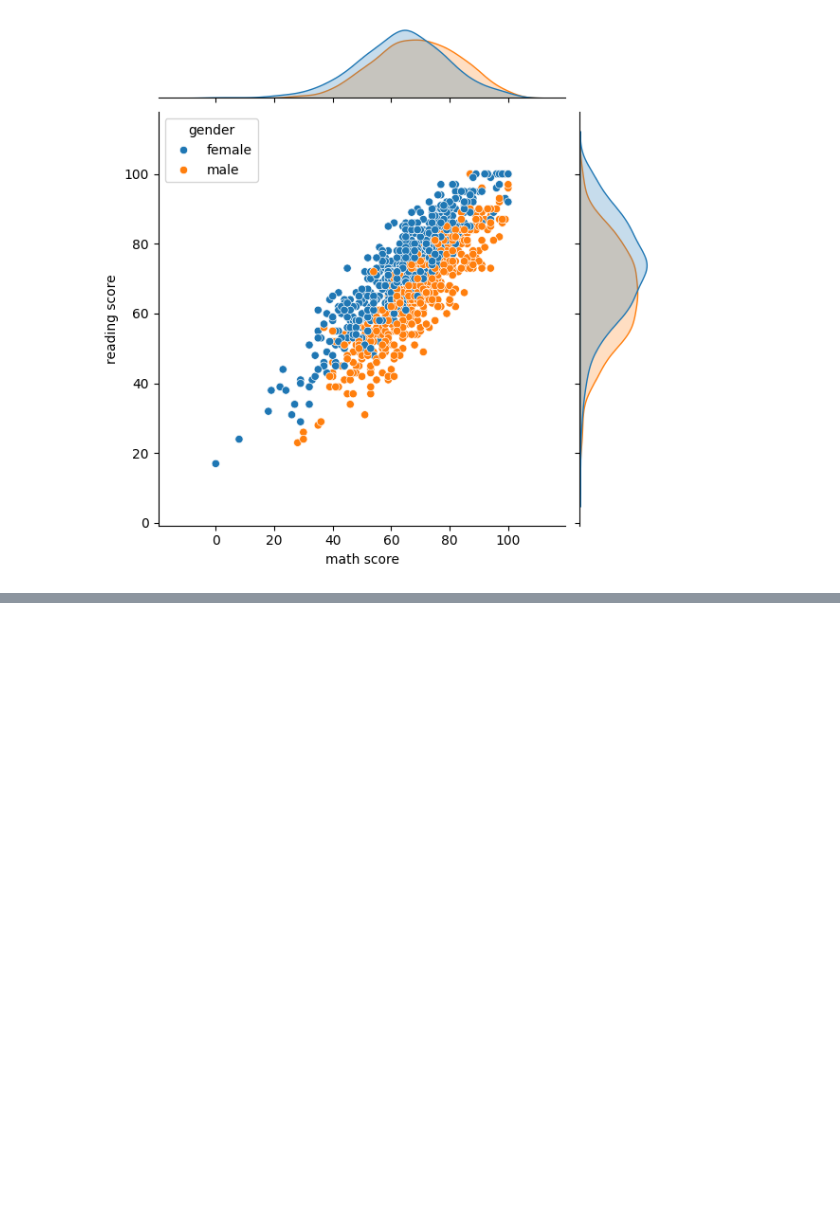
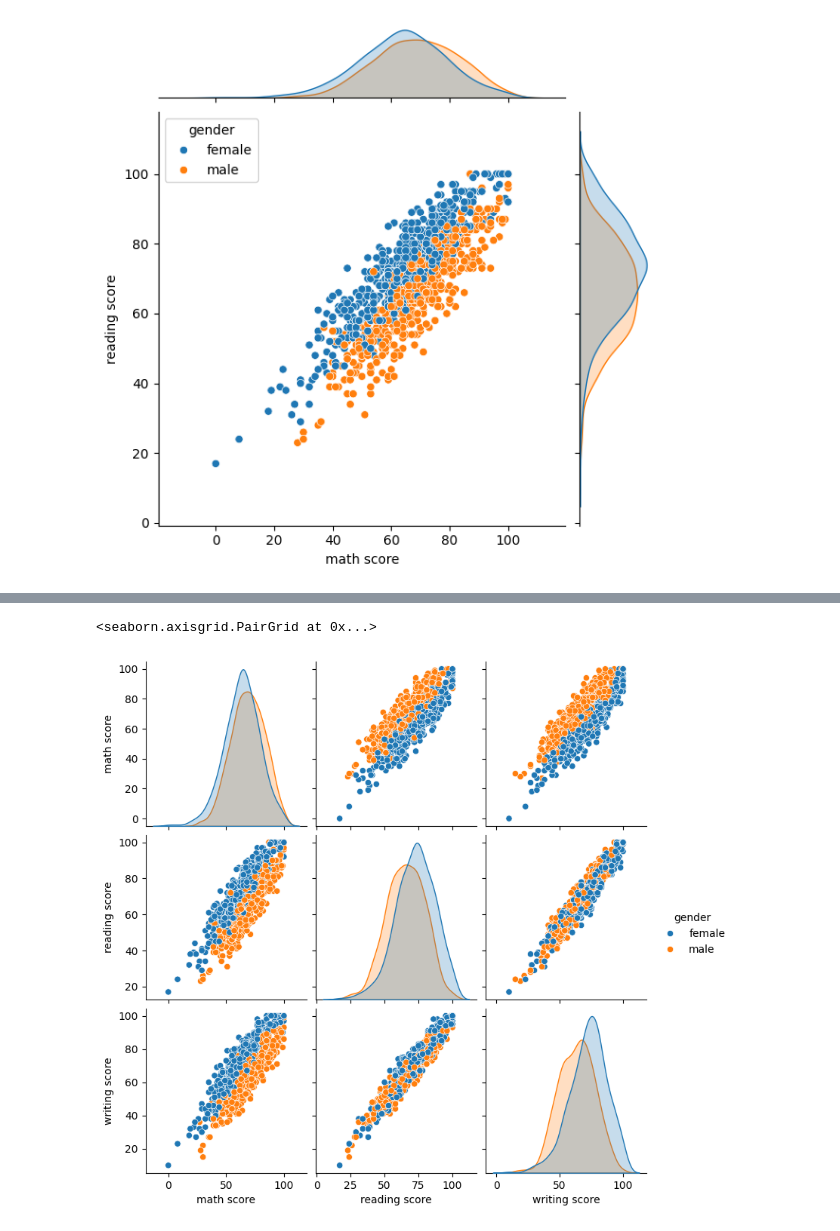
Before and after one commit to che711/DS_ML_course, a Jupyter notebook: lesson5_Seaborn/lesson5_comparison_plots.ipynb, the cells around one changed output, grey strips where cells are left out. Cells and saved outputs as stored; diff of their text form; code cells hidden in the pictures; blank space fills up the shorter version.

```diff
--- a/lesson5_Seaborn/lesson5_comparison_plots.ipynb
+++ b/lesson5_Seaborn/lesson5_comparison_plots.ipynb
@@ -51,0 +57,5 @@ sns.jointplot(data=df, x='math score', y='reading score', hue='gender')
+# %%
+sns.pairplot(data=df, hue='gender')
+# %% [output]
+<seaborn.axisgrid.PairGrid at 0x...>
+[figure, added]
```
Also changed, not shown: parts of 2 cells of this notebook, 1 other file.
